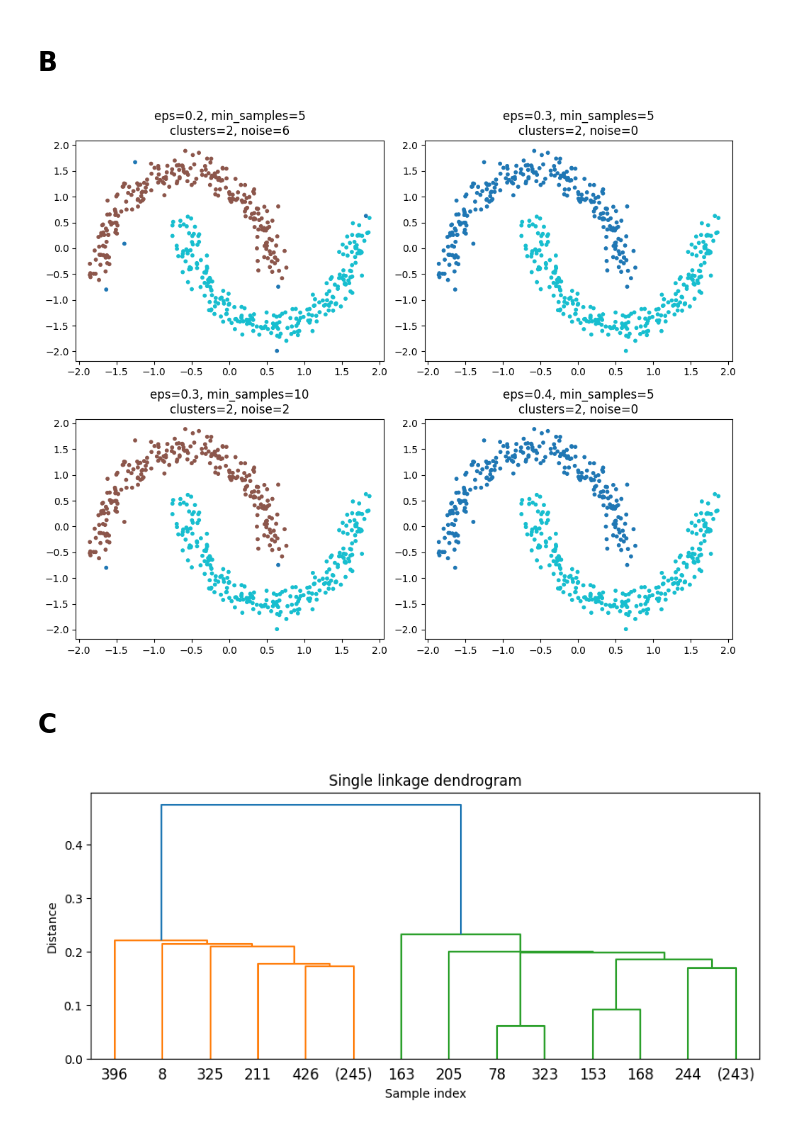
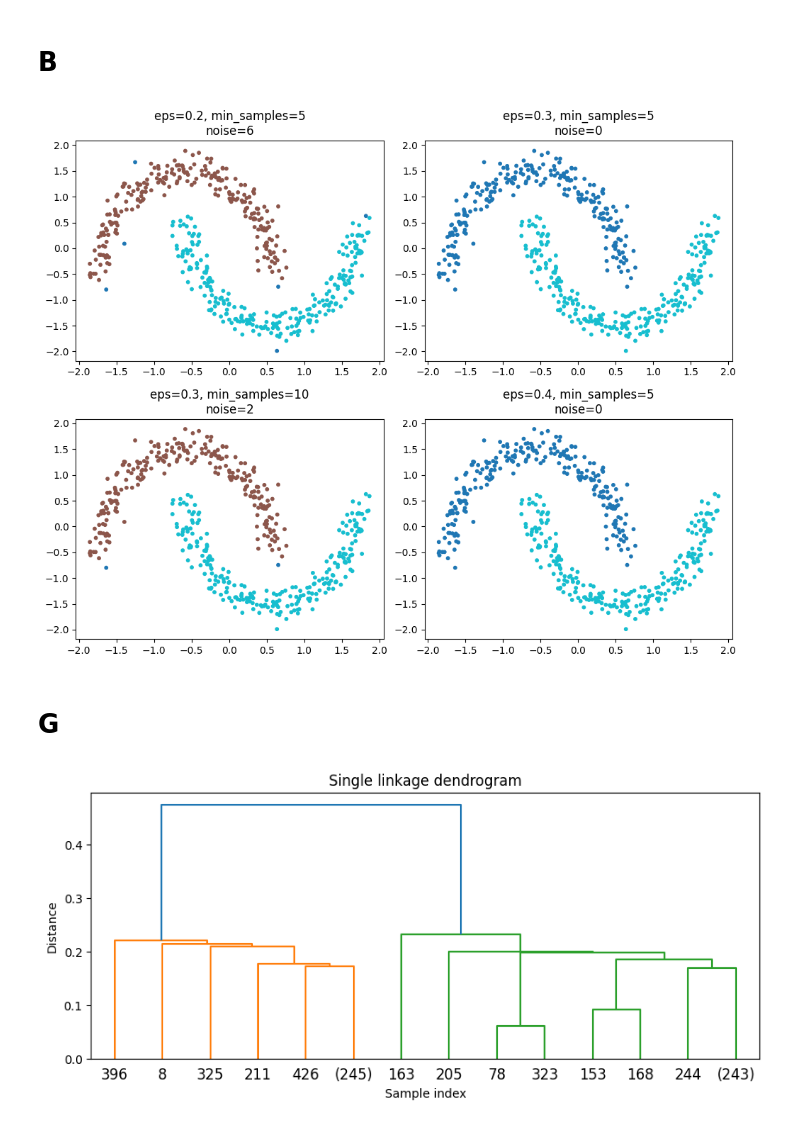
Before and after one commit to EbrahimNouri/AI_HW, a Jupyter notebook: HW10/HW10_2.ipynb, the cells around one changed output. Saved outputs shown, nothing was run; the diff lists cells and outputs as text; code cells hidden in the pictures.

```diff
--- a/HW10/HW10_2.ipynb
+++ b/HW10/HW10_2.ipynb
@@ -29,33 +29,32 @@ plt.show()
 # %%
 params = [
     (0.2, 5),
     (0.3, 5),
     (0.3, 10),
     (0.4, 5),
 ]
 
 fig, axes = plt.subplots(2, 2, figsize=(10, 8))
 axes = axes.ravel()
 
 for ax, (eps, ms) in zip(axes, params):
     db = DBSCAN(eps=eps, min_samples=ms)
     labels_db = db.fit_predict(X_scaled2)
-    n_clusters = len(set(labels_db)) - (1 if -1 in labels_db else 0)
     n_noise = np.sum(labels_db == -1)
 
     scatter = ax.scatter(
         X_scaled2[:, 0],
         X_scaled2[:, 1],
         c=labels_db,
         cmap="tab10",
         s=10,
     )
-    ax.set_title(f"eps={eps}, min_samples={ms}\nclusters={n_clusters}, noise={n_noise}")
+    ax.set_title(f"eps={eps}, min_samples={ms}\nnoise={n_noise}")
 
 plt.tight_layout()
 plt.show()
 # %% [output]
-[figure, old version]
+[figure, new version]
 # %% [markdown]
-# C
+# G
 # %%
```
Also changed, not shown: parts of 3 cells of this notebook, 1 other file.
